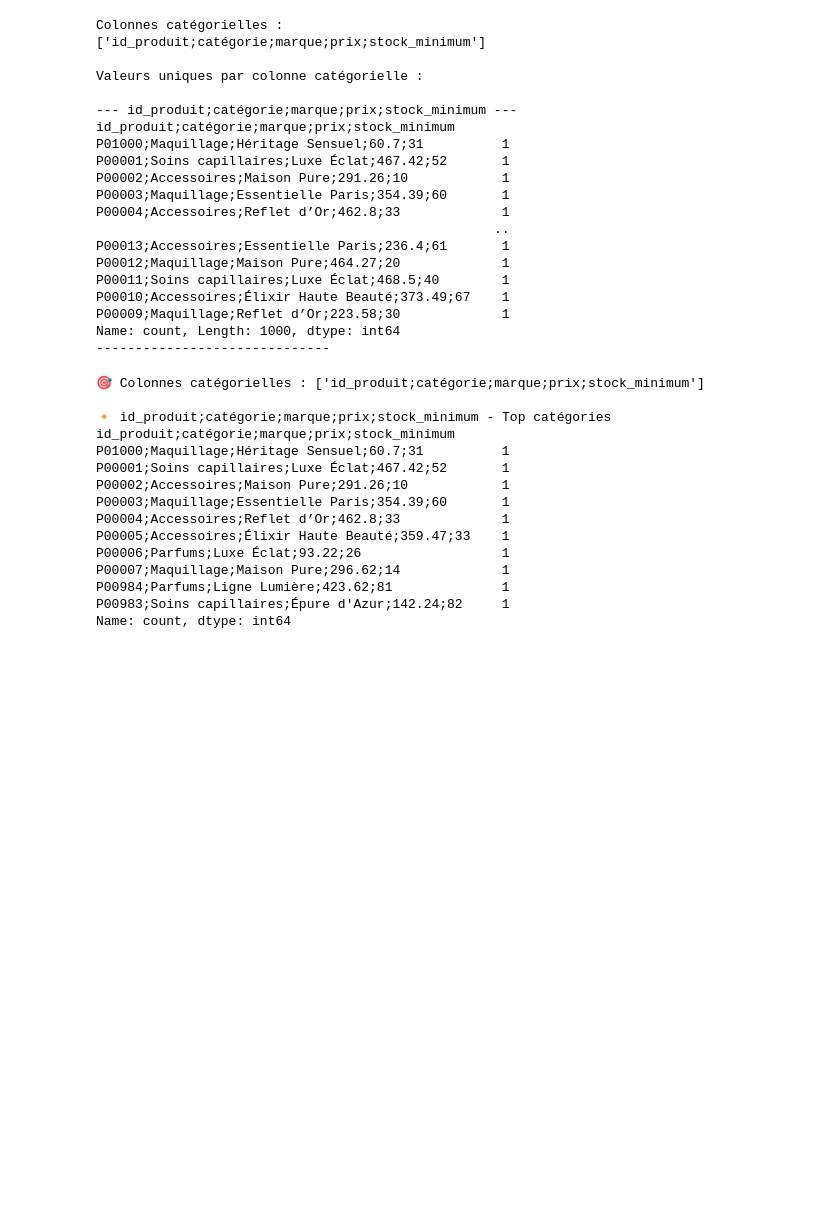
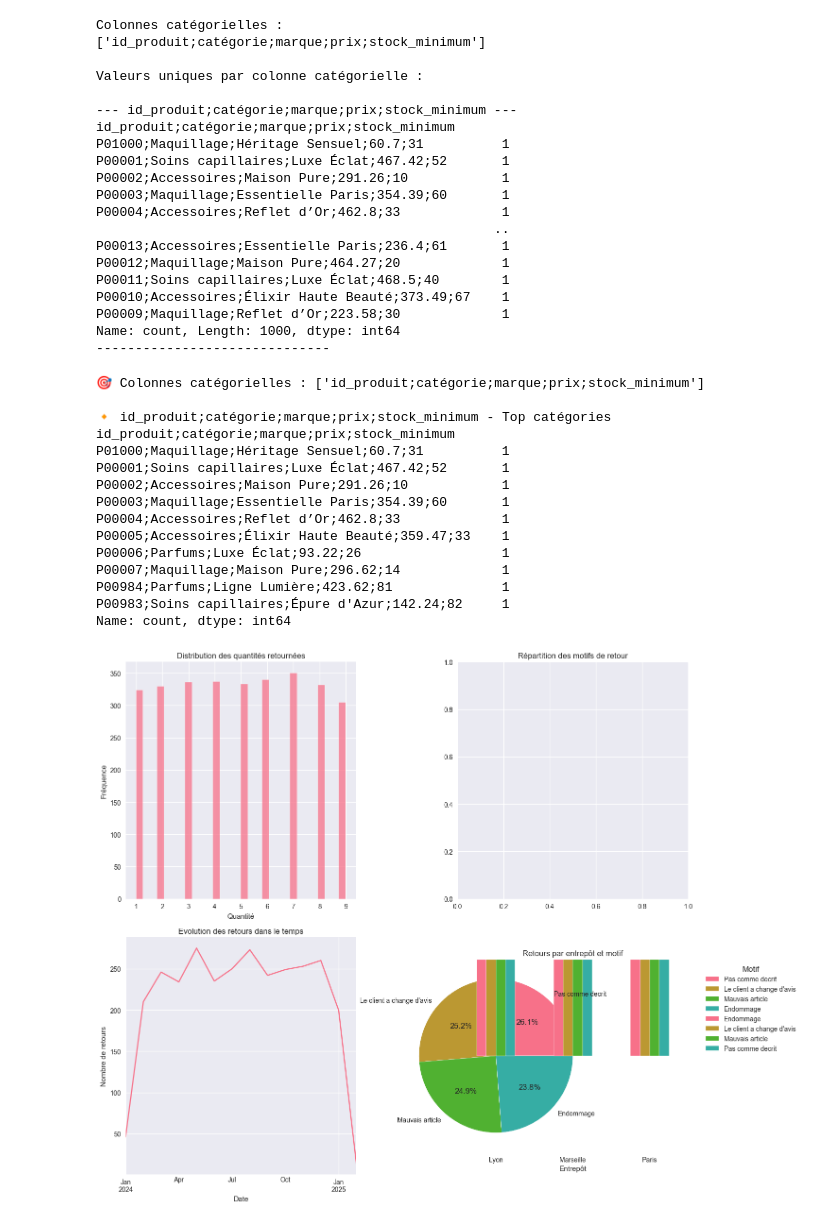
Before and after one commit to YoannAbriel2/ProjectSPE1, a Jupyter notebook: Pre-Proc/PP_retours.ipynb, the cells around one changed output. Saved outputs shown, nothing was run; the diff lists cells and outputs as text; code cells hidden in the pictures; blank space fills up the shorter version.

```diff
--- a/Pre-Proc/PP_retours.ipynb
+++ b/Pre-Proc/PP_retours.ipynb
@@ -175,3 +175,49 @@ P00007;Maquillage;Maison Pure;296.62;14             1
 P00984;Parfums;Ligne Lumière;423.62;81              1
 P00983;Soins capillaires;Épure d'Azur;142.24;82     1
 Name: count, dtype: int64
+# %%
+import pandas as pd
+import matplotlib.pyplot as plt
+import seaborn as sns
+
+# Lecture du fichier des retours
+df_retours = pd.read_csv('../RAW_data/retours.csv', sep=';')
+
+# Configuration du style des graphiques
+plt.style.use('seaborn-v0_8')
+sns.set_palette("husl")
+
+# Création d'une figure avec 2x2 sous-graphiques
+fig, ((ax1, ax2), (ax3, ax4)) = plt.subplots(2, 2, figsize=(15, 12))
+
+# 1. Distribution des quantités retournées
+sns.histplot(data=df_retours, x='quantite', bins=30, ax=ax1)
+ax1.set_title('Distribution des quantités retournées')
+ax1.set_xlabel('Quantité')
+ax1.set_ylabel('Fréquence')
+
+# 2. Répartition des motifs de retour
+motifs_count = df_retours['motif'].value_counts()
+plt.pie(motifs_count, labels=motifs_count.index, autopct='%1.1f%%')
+ax2.set_title('Répartition des motifs de retour')
+
+# 3. Evolution temporelle des retours
+df_retours['date_retour'] = pd.to_datetime(df_retours['date_retour'], format='%d/%m/%Y')
+retours_mensuel = df_retours.groupby(df_retours['date_retour'].dt.to_period('M')).size()
+retours_mensuel.plot(kind='line', ax=ax3)
+ax3.set_title('Evolution des retours dans le temps')
+ax3.set_xlabel('Date')
+ax3.set_ylabel('Nombre de retours')
+
+# 4. Nombre de retours par entrepôt et motif
+retours_entrepot = df_retours.groupby(['entrepot', 'motif']).size().unstack()
+retours_entrepot.plot(kind='bar', ax=ax4)
+ax4.set_title('Retours par entrepôt et motif')
+ax4.set_xlabel('Entrepôt')
+ax4.set_ylabel('Nombre de retours')
+ax4.legend(title='Motif', bbox_to_anchor=(1.05, 1), loc='upper left')
+
+plt.tight_layout()
+plt.show()
+# %% [output]
+[figure, added]
```
Also changed, not shown: 8 other files.
